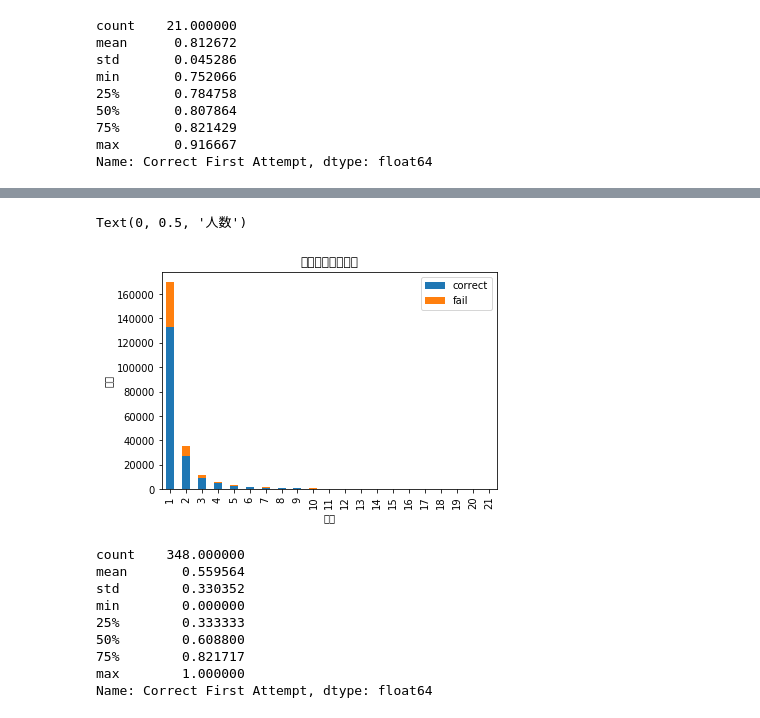
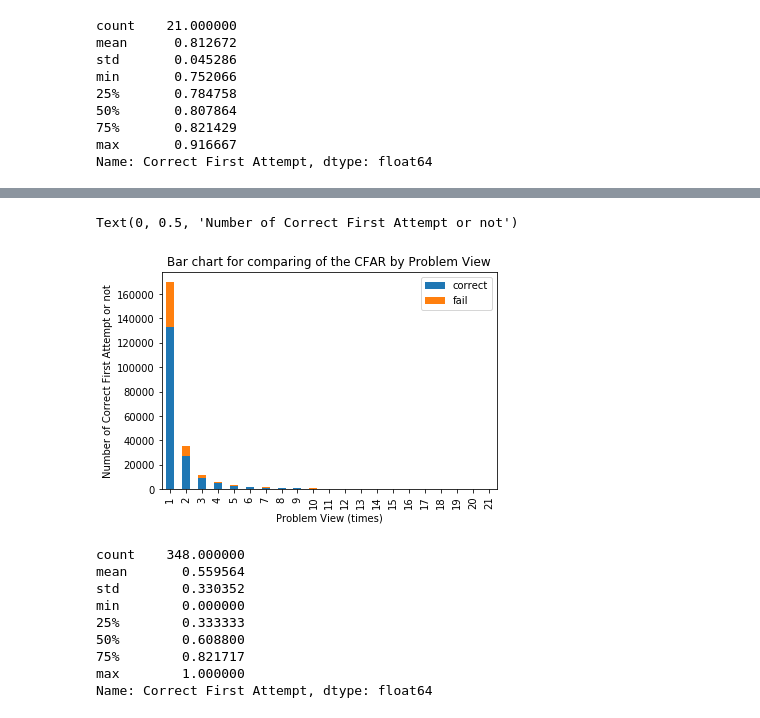
Before and after one commit to bin-soo/CS150A-Project, a Jupyter notebook: new_explore.ipynb, the cells around one changed output, grey strips where cells are left out. Saved outputs shown, nothing was run; the diff lists cells and outputs as text; code cells hidden in the pictures.

```diff
--- a/new_explore.ipynb
+++ b/new_explore.ipynb
@@ -367,15 +422,16 @@ Name: Correct First Attempt, dtype: float64
 # %%
+#Check the CFAR by list the number of "1" and "0" describe by the Problem View
 correct = traindata["Problem View"][traindata["Correct First Attempt"] == 1].value_counts()
 fail = traindata["Problem View"][traindata["Correct First Attempt"] == 0].value_counts()
 
 df = pd.DataFrame({'correct':correct,'fail':fail})
 df.plot(kind='bar',stacked =True)
-plt.title(u'按性别看获救情况')
-plt.xlabel(u'性别')
-plt.ylabel(u'人数')
+plt.title("Bar chart for comparing of the CFAR by Problem View")
+plt.xlabel("Problem View (times)")
+plt.ylabel("Number of Correct First Attempt or not")
 # %% [output]
-Text(0, 0.5, '人数')
+Text(0, 0.5, 'Number of Correct First Attempt or not')
-[figure, old version]
+[figure, new version]
 # %%
 #the CFA average describe by the KC
 KCaverage = pd.pivot_table(traindata, index = ["KC(Default)"])
```
Also changed, not shown: parts of 23 cells of this notebook, 1 other file.
